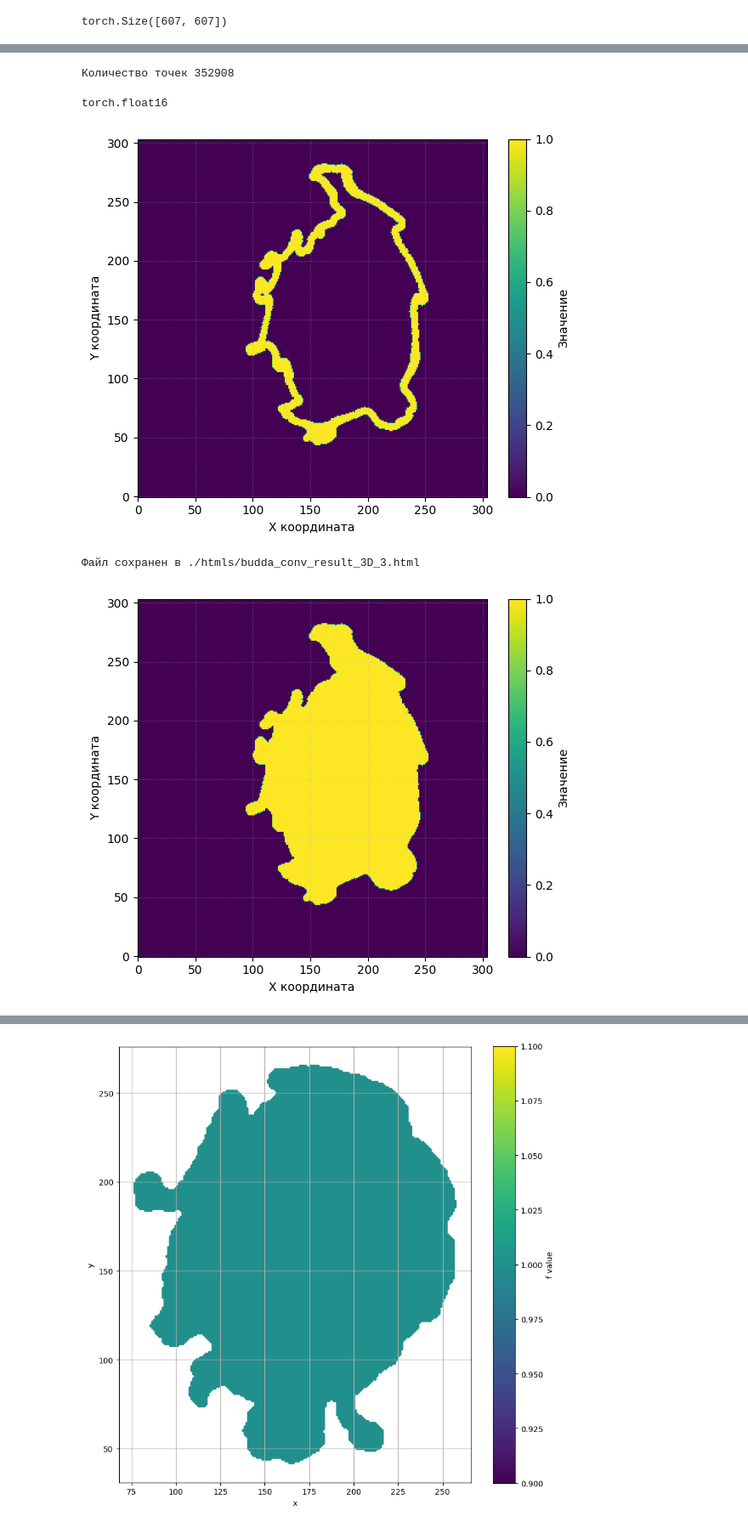
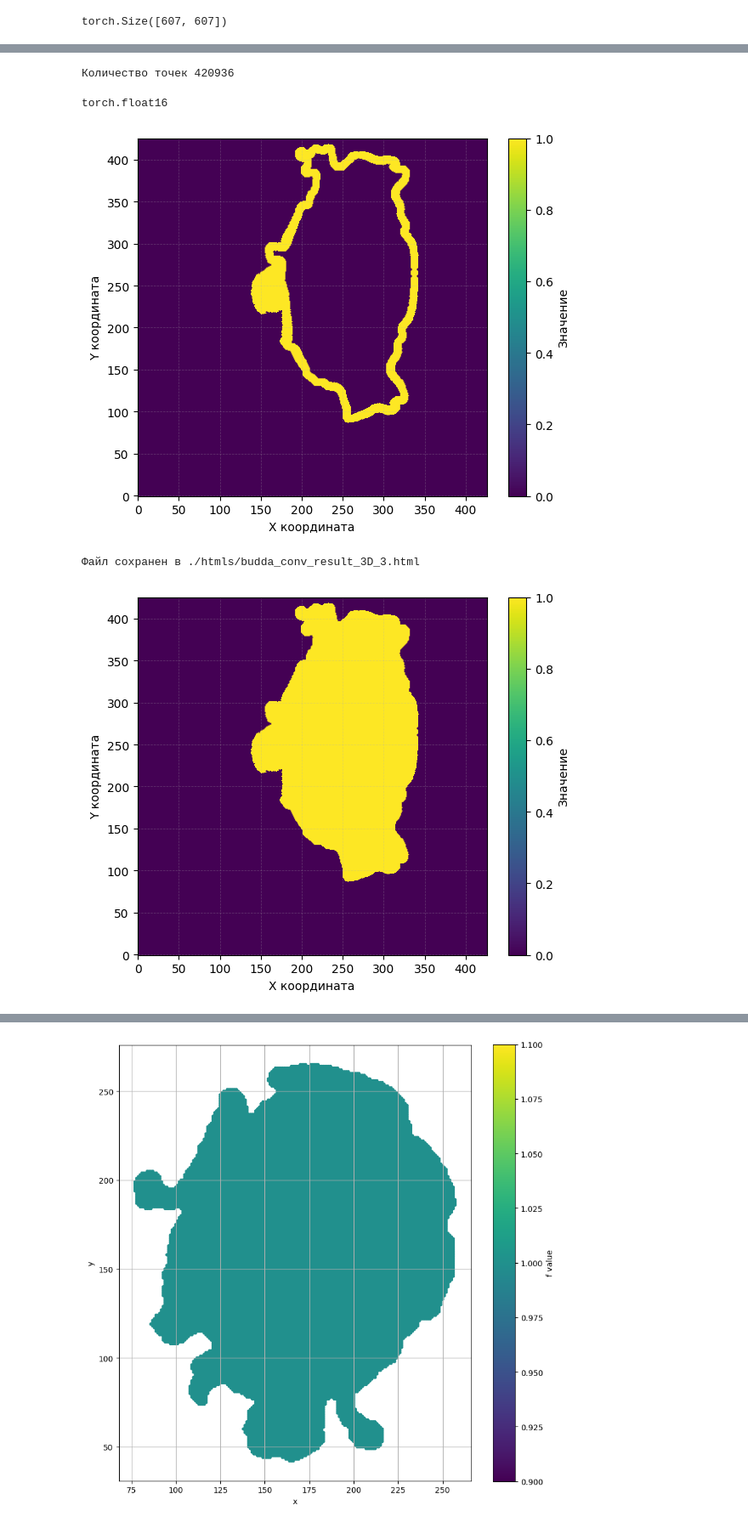
Before and after one commit to AlexanderShliakhturov/Application-of-subdivision-schemes-in-surface-approximation-problems, a Jupyter notebook: surface-reconstruction-budda.ipynb, the cells around one changed output, grey strips where cells are left out. Shown at 85% size. Cells and saved outputs as stored; diff of their text form; code cells hidden in the pictures.

```diff
--- a/surface-reconstruction-budda.ipynb
+++ b/surface-reconstruction-budda.ipynb
@@ -116,7 +117,7 @@ True
 '''
 
 raw_data = np.loadtxt('./models/BuddaAll.txt').reshape(-1)
-int_cast_data = np.trunc(raw_data*3500).astype(int).reshape(-1, 3)
+int_cast_data = np.trunc(raw_data*5000).astype(int).reshape(-1, 3)
 
 
 shifted = (int_cast_data - int_cast_data.min(axis=0) + np.array([10,10,10]))
@@ -134,7 +135,7 @@ print (f"Количество точек {len(torch.argwhere(budda_tensor_3D !=
 
 budda_tensor_3D = budda_tensor_3D_rotated_90
 # %% [output]
-Количество точек 352908
+Количество точек 420936
 # %%
 budda_tensor_3D.dtype
 # %% [output]
@@ -171,7 +172,7 @@ def spherical_kernel_3d(radius: int, dim = 3) -> torch.Tensor:
 # budda_tensor_3D_slice = budda_tensor_3D[:,:, 30]
 
 # kernel_2D = torch.ones(size=(3,3))
-radius = 3   # примерно kernel_shape // 2
+radius = 5   # примерно kernel_shape // 2
 kernel_3D = spherical_kernel_3d(radius)
 
 # kernel_shape = 9
@@ -187,22 +188,22 @@ budda_conv_result_3D = make_conv_3d_torch(source=budda_tensor_3D, kernel=kernel_
 # %%
 plt.figure(figsize=(6, 5))
 
-plt.imshow(budda_conv_result_3D[:,:, 200],
+plt.imshow(budda_conv_result_3D[:,:, 700],
            cmap='viridis',
            aspect='auto',
            origin='lower')
 
 plt.colorbar(label='Значение')
 plt.xlabel('X координата')
 plt.ylabel('Y координата')
 
 plt.grid(True, alpha=0.3, linestyle='--', linewidth=0.5)
 
 plt.tight_layout()
 plt.savefig('./images/budda-2d-slice-after-conv.png')
 plt.show()
 # %% [output]
-[figure, old version]
+[figure, new version]
 # %%
 make_html_visual(budda_conv_result_3D, 'budda_conv_result_3D_3')
 # HTML(filename='./htmls/voxel_model_budda_5_rare.html')
@@ -216,7 +217,7 @@ make_html_visual(budda_conv_result_3D, 'budda_conv_result_3D_3')
 
 # budda_conv_result_2D_filled = morph_fill(budda_conv_result_3D[:,:, 100])
 
-budda_conv_result_2D_filled = morph_fill_fast(budda_conv_result_3D[:,:, 200])
+budda_conv_result_2D_filled = morph_fill_fast(budda_conv_result_3D[:,:, 700])
 
 plt.figure(figsize=(6, 5))
 
@@ -235,7 +236,7 @@ plt.tight_layout()
 plt.savefig('./images/turbine_slice_conv_filled.png')
 plt.show()
 # %% [output]
-[figure, old version]
+[figure, new version]
 # %%
 # budda_conv_result_3D_filled = morph_fill_fast(budda_conv_result_3D)
 
```
Also changed, not shown: parts of 13 cells of this notebook, 14 other files.
